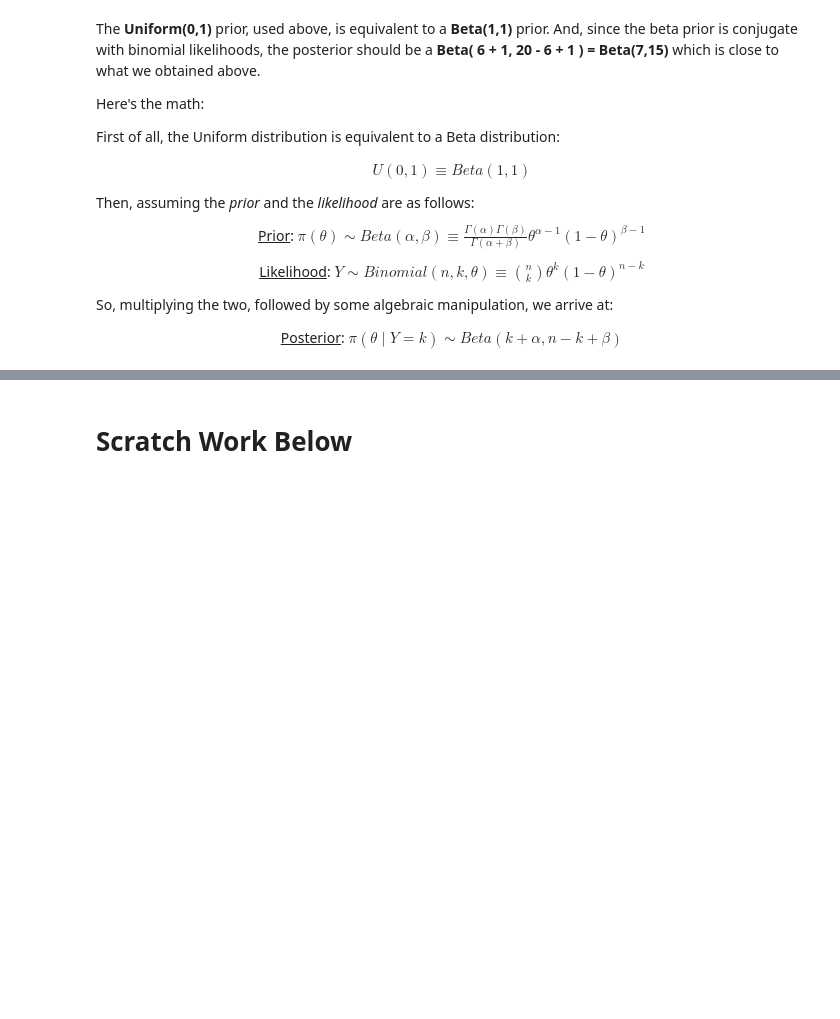
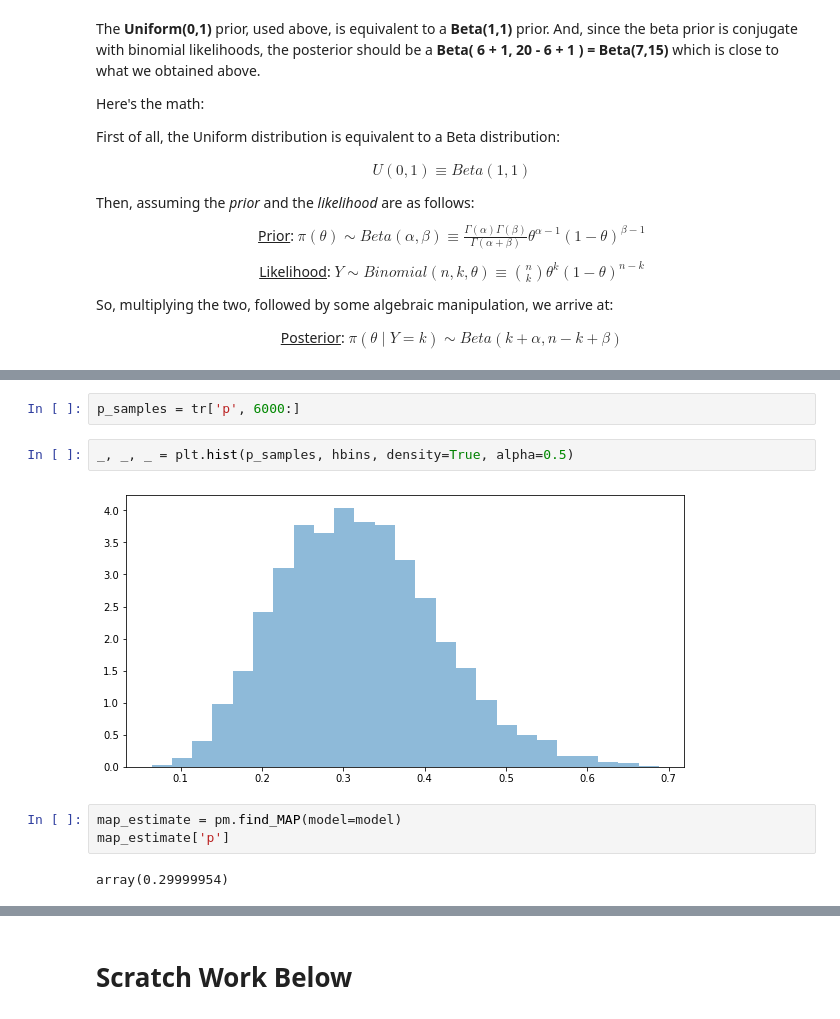
Before and after one commit to alreich/ipython-notebooks, a Jupyter notebook: Bayesian_Data_Analysis_v2.ipynb, the cells around one changed output, grey strips where cells are left out. Saved outputs shown, nothing was run; the diff lists cells and outputs as text; blank space fills up the shorter version.

```diff
--- a/Bayesian_Data_Analysis_v2.ipynb
+++ b/Bayesian_Data_Analysis_v2.ipynb
@@ -238,0 +280,11 @@ First of all, the Uniform distribution is equivalent to a Beta distribution:
+# %%
+p_samples = tr['p', 6000:]
+# %%
+_, _, _ = plt.hist(p_samples, hbins, density=True, alpha=0.5)
+# %% [output]
+[figure, added]
+# %%
+map_estimate = pm.find_MAP(model=model)
+map_estimate['p']
+# %% [output]
+array(0.29999954)
```
Also changed, not shown: parts of 12 cells of this notebook.
